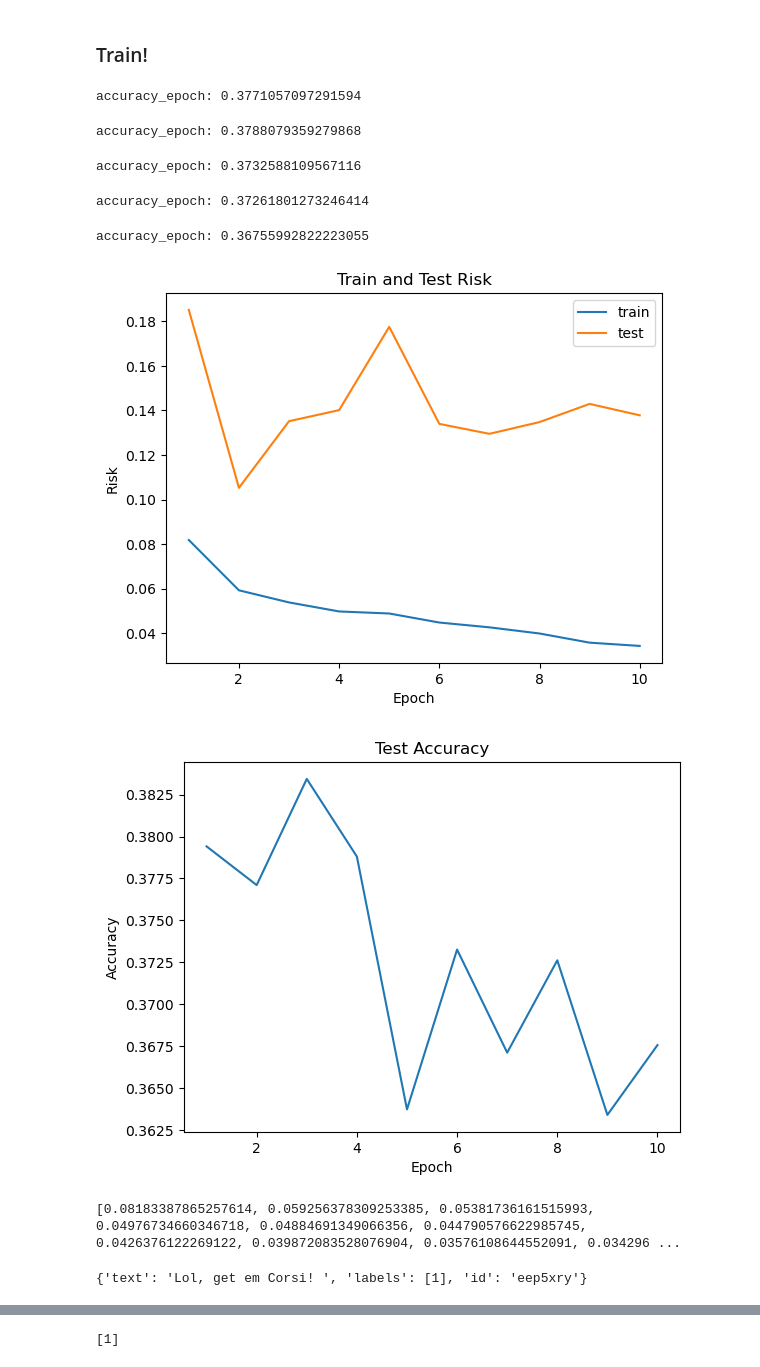
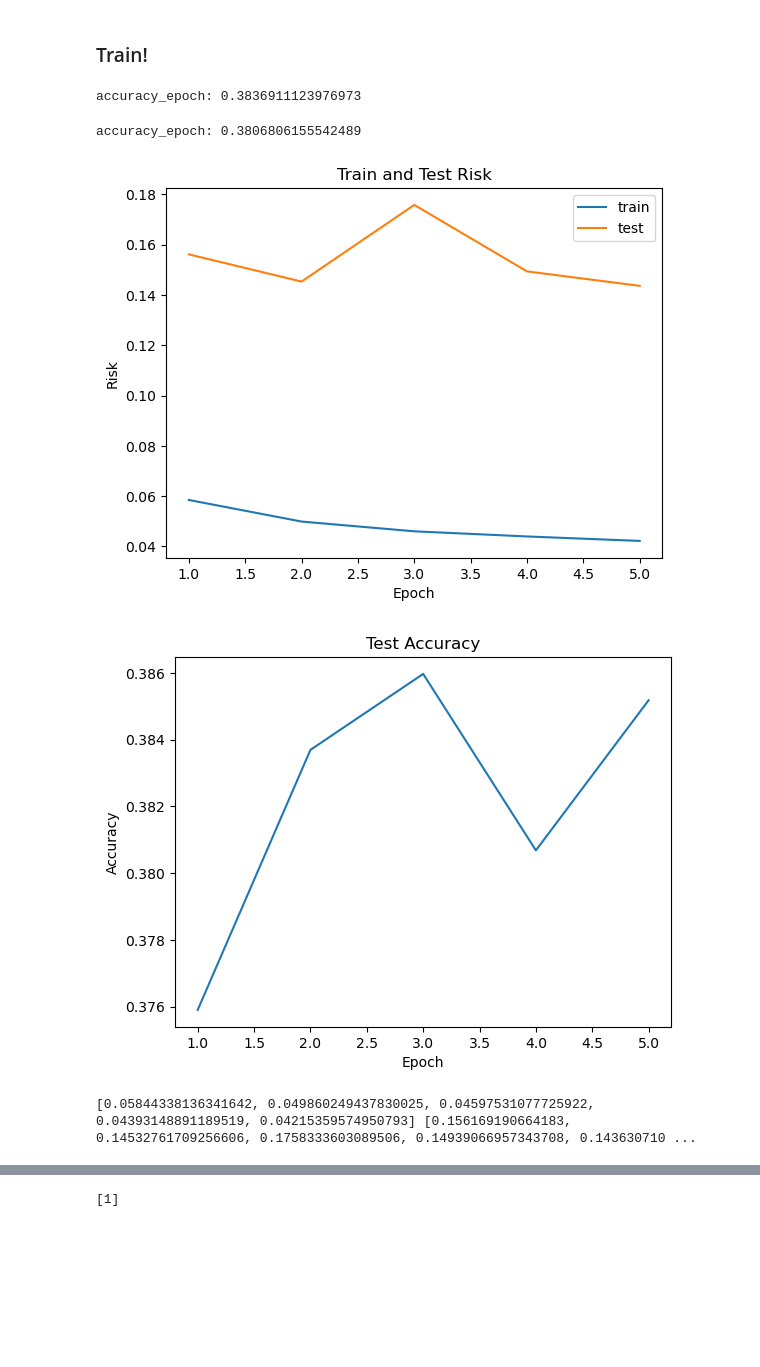
Before and after one commit to ZixiQu/SentiMind, a Jupyter notebook: source/SentiMind.ipynb, the cells around one changed output, grey strips where cells are left out. Cells and saved outputs as stored; diff of their text form; code cells hidden in the pictures; blank space fills up the shorter version.

```diff
--- a/source/SentiMind.ipynb
+++ b/source/SentiMind.ipynb
@@ -498,18 +506,16 @@ test(CNN, test_dataset, loss_function, device)
 ### Train!
 # %%
 # CNN = CNN_Model(embedding_size)
-train(model=CNN, dataset=train_dataset, num_epochs=10, lr=0.0005, batch_size=128, device=device)
+# train(model=CNN, dataset=train_dataset, num_epochs=10, lr=0.0005, batch_size=128, device=device)
+with open(f'CNN_gold.pt', "rb") as f:
+    CNN.load_state_dict(torch.load(f))
-# %% [output]
-accuracy_epoch: 0.3771057097291594
-accuracy_epoch: 0.3788079359279868
-accuracy_epoch: 0.3732588109567116
-accuracy_epoch: 0.37261801273246414
-accuracy_epoch: 0.36755992822223055
-[figure, removed]
-[figure, removed]
-[0.08183387865257614, 0.059256378309253385, 0.05381736161515993, 0.04976734660346718, 0.04884691349066356, 0.044790576622985745, 0.0426376122269122, 0.039872083528076904, 0.03576108644552091, 0.034296 ...
-# %%
-ds['train'][249]
-# %% [output]
-{'text': 'Lol, get em Corsi! ', 'labels': [1], 'id': 'eep5xry'}
+# %%
+# keep training the loaded model to see if a better model can be trained. Lower the lr
+train(model=CNN, dataset=train_dataset, num_epochs=5, lr=0.0002, batch_size=128, device=device)
+# %% [output]
+accuracy_epoch: 0.3836911123976973
+accuracy_epoch: 0.3806806155542489
+[figure, added]
+[figure, added]
+[0.05844338136341642, 0.049860249437830025, 0.04597531077725922, 0.04393148891189519, 0.04215359574950793] [0.156169190664183, 0.14532761709256606, 0.1758333603089506, 0.14939066957343708, 0.143630710 ...
 # %%
```
Also changed, not shown: parts of 11 cells of this notebook.
